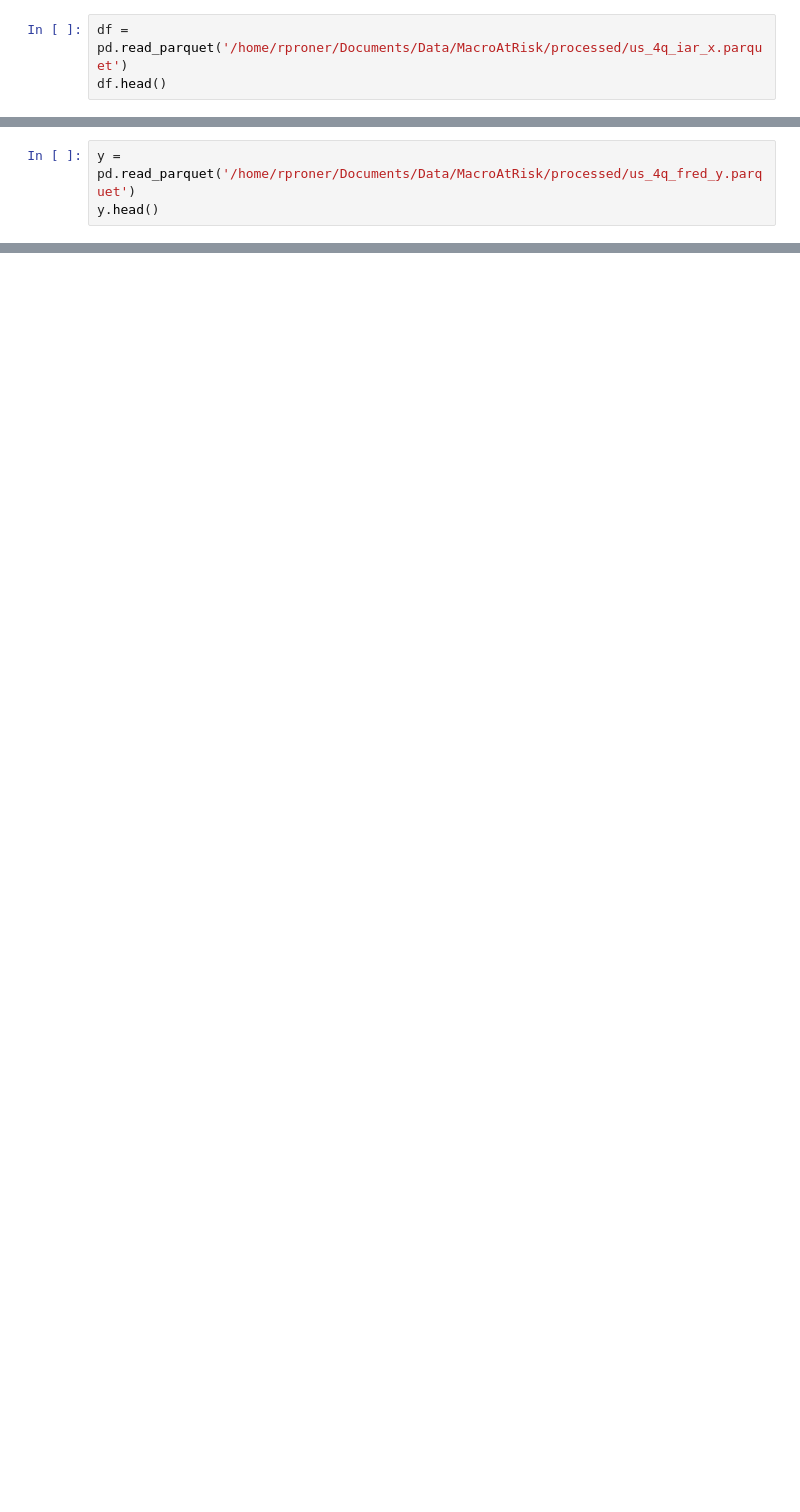
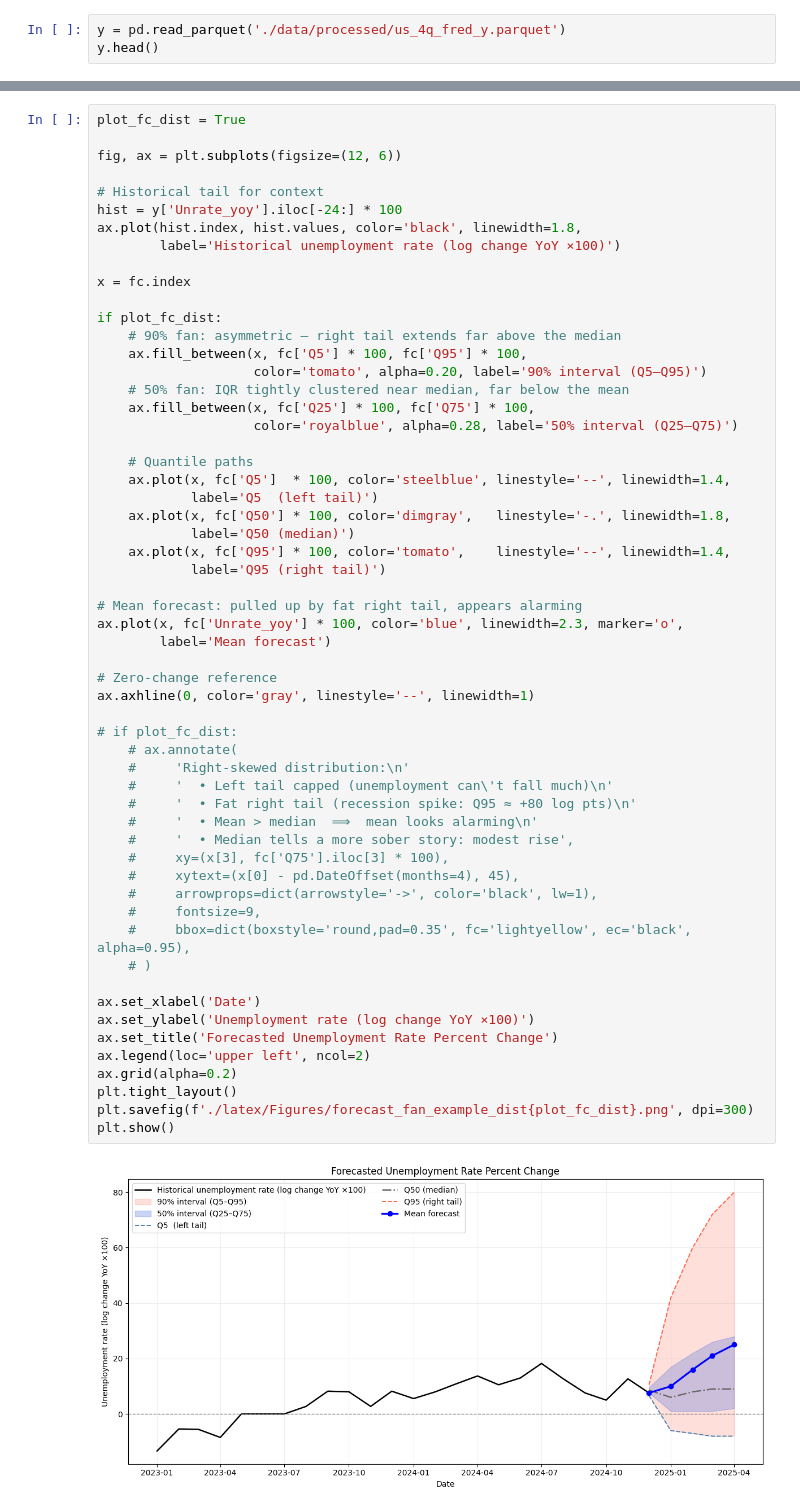
Before and after one commit to rproner1/MacroAtRisk, a Jupyter notebook: sandbox.ipynb, the cells around one changed output, grey strips where cells are left out. Cells and saved outputs as stored; diff of their text form; blank space fills up the shorter version.

```diff
--- a/sandbox.ipynb
+++ b/sandbox.ipynb
@@ -4,4 +5,4 @@ import numpy as np
 # %%
-df = pd.read_parquet('/home/rproner/Documents/Data/MacroAtRisk/processed/us_4q_iar_x.parquet')
-df.head()
+y = pd.read_parquet('./data/processed/us_4q_fred_y.parquet')
+y.head()
 # %% [output]
@@ -15,3 +15,0 @@ df.head()
-# %%
-y = pd.read_parquet('/home/rproner/Documents/Data/MacroAtRisk/processed/us_4q_fred_y.parquet')
-y.head()
@@ -94,0 +59,59 @@ ValueError: Lengths must match to compare
+# %%
+plot_fc_dist = True
+
+fig, ax = plt.subplots(figsize=(12, 6))
+
+# Historical tail for context
+hist = y['Unrate_yoy'].iloc[-24:] * 100
+ax.plot(hist.index, hist.values, color='black', linewidth=1.8,
+        label='Historical unemployment rate (log change YoY ×100)')
+
+x = fc.index
+
+if plot_fc_dist:
+    # 90% fan: asymmetric — right tail extends far above the median
+    ax.fill_between(x, fc['Q5'] * 100, fc['Q95'] * 100,
+                    color='tomato', alpha=0.20, label='90% interval (Q5–Q95)')
+    # 50% fan: IQR tightly clustered near median, far below the mean
+    ax.fill_between(x, fc['Q25'] * 100, fc['Q75'] * 100,
+                    color='royalblue', alpha=0.28, label='50% interval (Q25–Q75)')
+
+    # Quantile paths
+    ax.plot(x, fc['Q5']  * 100, color='steelblue', linestyle='--', linewidth=1.4,
+            label='Q5  (left tail)')
+    ax.plot(x, fc['Q50'] * 100, color='dimgray',   linestyle='-.', linewidth=1.8,
+            label='Q50 (median)')
+    ax.plot(x, fc['Q95'] * 100, color='tomato',    linestyle='--', linewidth=1.4,
+            label='Q95 (right tail)')
+
+# Mean forecast: pulled up by fat right tail, appears alarming
+ax.plot(x, fc['Unrate_yoy'] * 100, color='blue', linewidth=2.3, marker='o',
+        label='Mean forecast')
+
+# Zero-change reference
+ax.axhline(0, color='gray', linestyle='--', linewidth=1)
+
+# if plot_fc_dist:
+    # ax.annotate(
+    #     'Right-skewed distribution:\n'
+    #     '  • Left tail capped (unemployment can\'t fall much)\n'
+    #     '  • Fat right tail (recession spike: Q95 ≈ +80 log pts)\n'
+    #     '  • Mean > median  ⟹  mean looks alarming\n'
+    #     '  • Median tells a more sober story: modest rise',
+    #     xy=(x[3], fc['Q75'].iloc[3] * 100),
+    #     xytext=(x[0] - pd.DateOffset(months=4), 45),
+    #     arrowprops=dict(arrowstyle='->', color='black', lw=1),
+    #     fontsize=9,
+    #     bbox=dict(boxstyle='round,pad=0.35', fc='lightyellow', ec='black', alpha=0.95),
+    # )
+
+ax.set_xlabel('Date')
+ax.set_ylabel('Unemployment rate (log change YoY ×100)')
+ax.set_title('Forecasted Unemployment Rate Percent Change')
+ax.legend(loc='upper left', ncol=2)
+ax.grid(alpha=0.2)
+plt.tight_layout()
+plt.savefig(f'./latex/Figures/forecast_fan_example_dist{plot_fc_dist}.png', dpi=300)
+plt.show()
+# %% [output]
+[figure, added]
```
Also changed, not shown: parts of 13 cells of this notebook, 46 other files.
